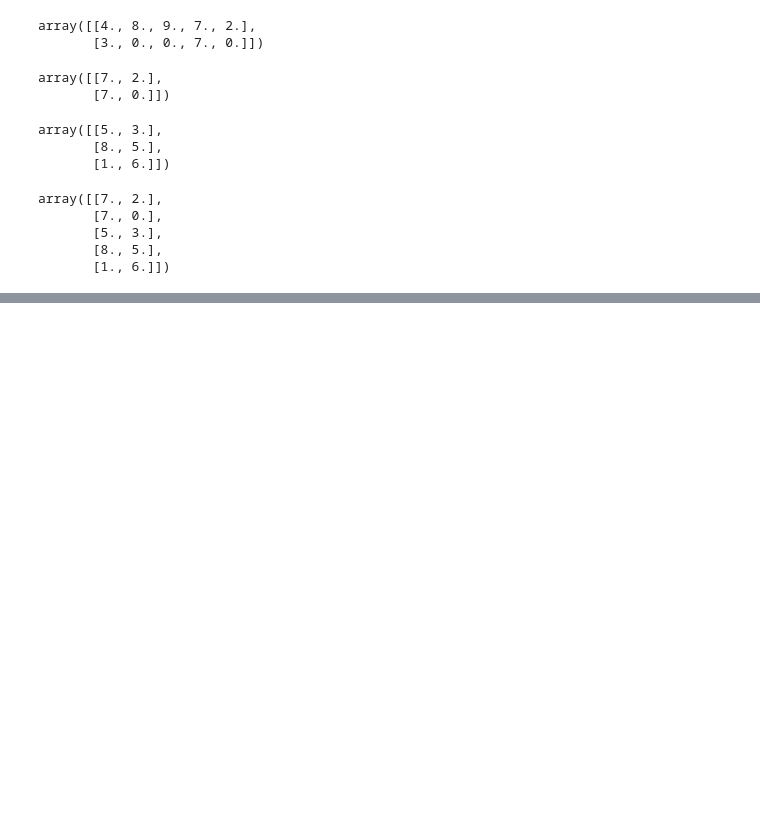
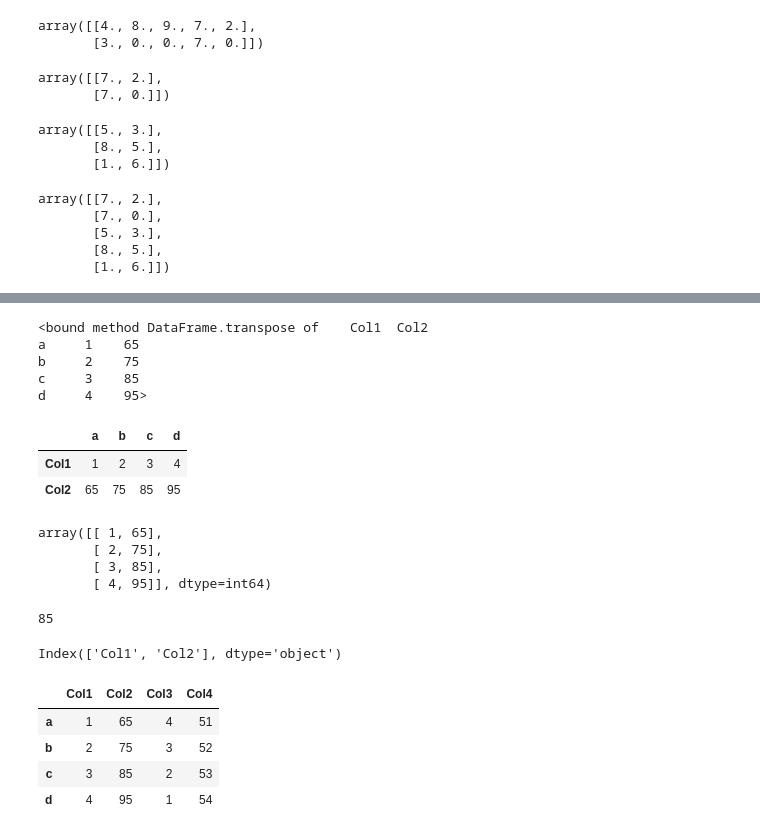
Before and after one commit to shashwat9kumar/ML-And-DataScience, a Jupyter notebook: Python Tutorial for Data Science Freecodecamp.ipynb, the cells around one changed output, grey strips where cells are left out. Drawn from its saved outputs; the diff is of its cells as text; code cells hidden in the pictures; blank space fills up the shorter version.

```diff
--- a/Python Tutorial for Data Science Freecodecamp.ipynb
+++ b/Python Tutorial for Data Science Freecodecamp.ipynb
@@ -1008,0 +1104,2 @@ array([[7., 2.],
+# %%
+o = pd.Series([65,75,85,95], index=['a','b','c','d'])
@@ -1008,0 +1120,2 @@ array([[7., 2.],
+# %%
+q = pd.DataFrame({'Col1':m,'Col2':o})
@@ -1008,0 +1130,41 @@ array([[7., 2.],
+# %%
+q.transpose
+# %% [output]
+<bound method DataFrame.transpose of    Col1  Col2
+a     1    65
+b     2    75
+c     3    85
+d     4    95>
+# %%
+q.T
+# %% [output]
+|  | a | b | c | d |
+| Col1 | 1 | 2 | 3 | 4 |
+| Col2 | 65 | 75 | 85 | 95 |
+# %%
+q.values
+# %% [output]
+array([[ 1, 65],
+       [ 2, 75],
+       [ 3, 85],
+       [ 4, 95]], dtype=int64)
+# %%
+q.values[2,1]
+# %% [output]
+85
+# %%
+q.columns
+# %% [output]
+Index(['Col1', 'Col2'], dtype='object')
+# %%
+q['Col3'] = [4,3,2,1]
+# %%
+q['Col4'] = (q['Col1'] + 50)
+# %%
+q
+# %% [output]
+|  | Col1 | Col2 | Col3 | Col4 |
+| a | 1 | 65 | 4 | 51 |
+| b | 2 | 75 | 3 | 52 |
+| c | 3 | 85 | 2 | 53 |
+| d | 4 | 95 | 1 | 54 |
```
Also changed, not shown: parts of 37 cells of this notebook.
